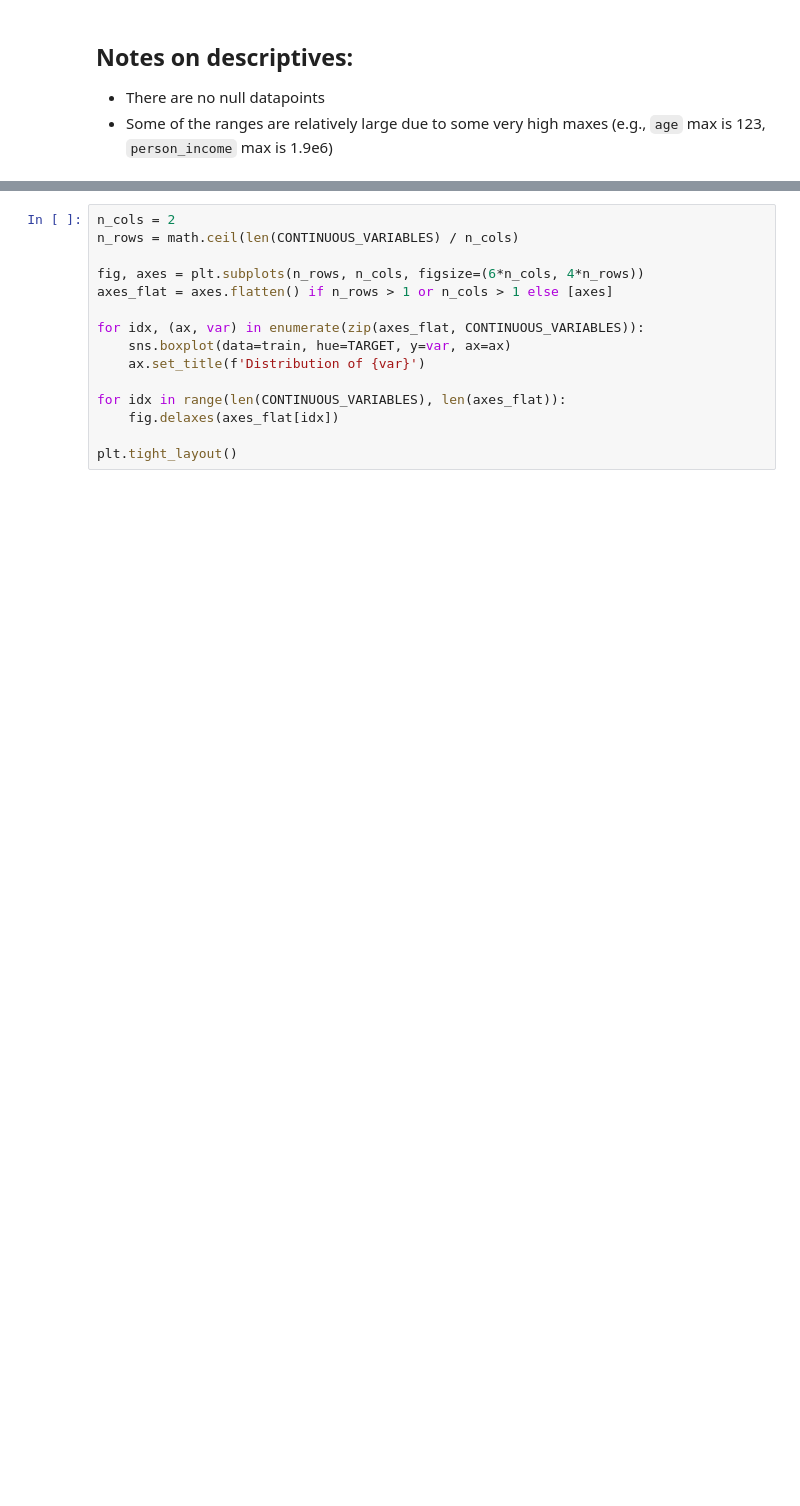
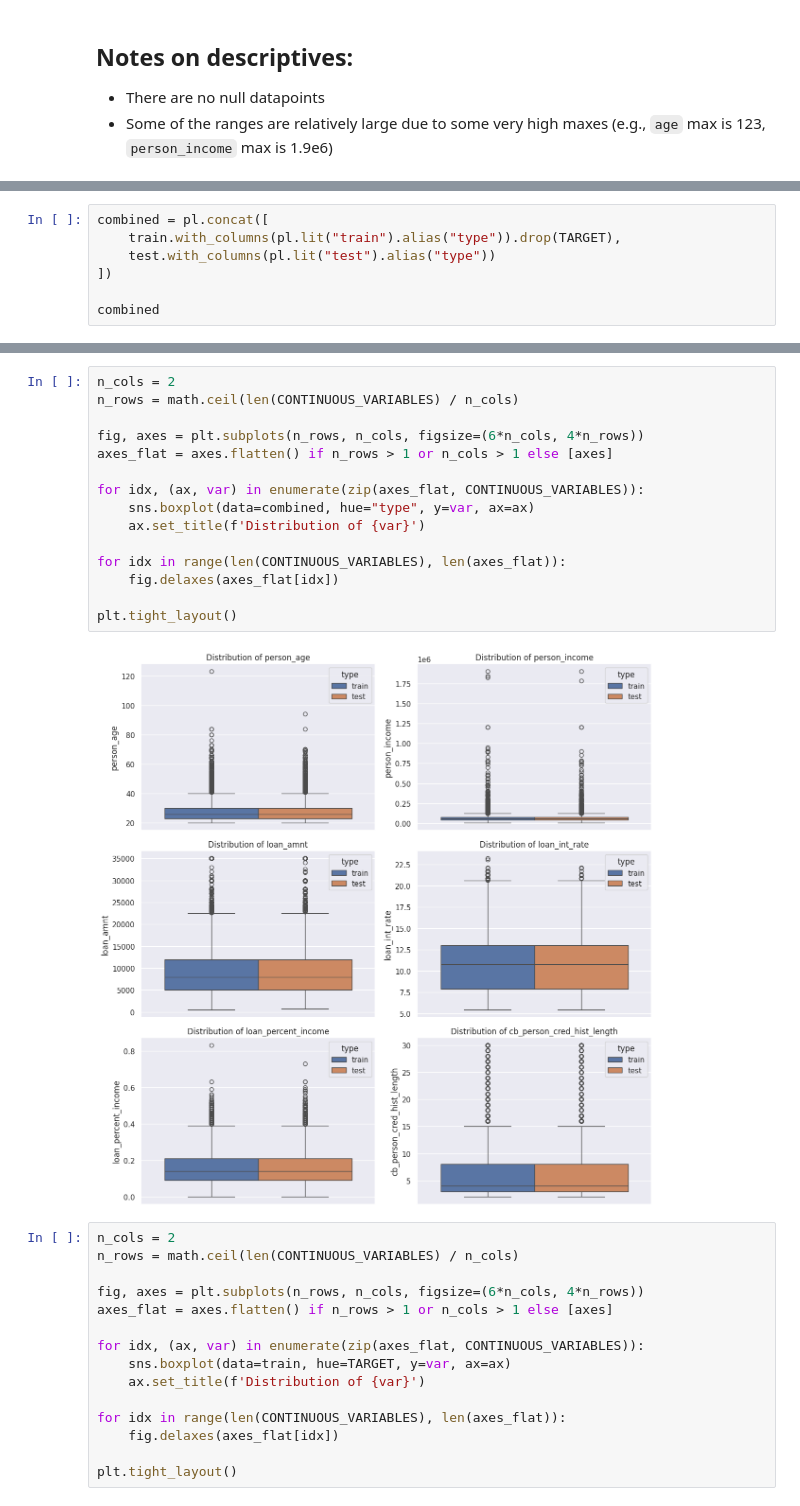
Before and after one commit to rbudnar/LoanApprovalPrediction, a Jupyter notebook: notebooks/eda.ipynb, the cells around one changed output, grey strips where cells are left out. Drawn from its saved outputs; the diff is of its cells as text; blank space fills up the shorter version.

```diff
--- a/notebooks/eda.ipynb
+++ b/notebooks/eda.ipynb
@@ -85,0 +106,7 @@ sns.boxplot(data=train.unpivot(index=[TARGET], on=CONTINUOUS_VARIABLES), hue=TAR
+# %%
+combined = pl.concat([
+    train.with_columns(pl.lit("train").alias("type")).drop(TARGET),
+    test.with_columns(pl.lit("test").alias("type"))
+])
+
+combined
@@ -86,3 +128,20 @@ sns.boxplot(data=train.unpivot(index=[TARGET], on=CONTINUOUS_VARIABLES), hue=TAR
+# %%
+n_cols = 2
+n_rows = math.ceil(len(CONTINUOUS_VARIABLES) / n_cols)
+
+fig, axes = plt.subplots(n_rows, n_cols, figsize=(6*n_cols, 4*n_rows))
+axes_flat = axes.flatten() if n_rows > 1 or n_cols > 1 else [axes]
+
+for idx, (ax, var) in enumerate(zip(axes_flat, CONTINUOUS_VARIABLES)):
+    sns.boxplot(data=combined, hue="type", y=var, ax=ax)
+    ax.set_title(f'Distribution of {var}')
+
+for idx in range(len(CONTINUOUS_VARIABLES), len(axes_flat)):
+    fig.delaxes(axes_flat[idx])
+
+plt.tight_layout()
+# %% [output]
+[figure, added]
 # %%
 n_cols = 2
 n_rows = math.ceil(len(CONTINUOUS_VARIABLES) / n_cols)
```
Also changed, not shown: parts of 4 cells of this notebook, 4 other files.
